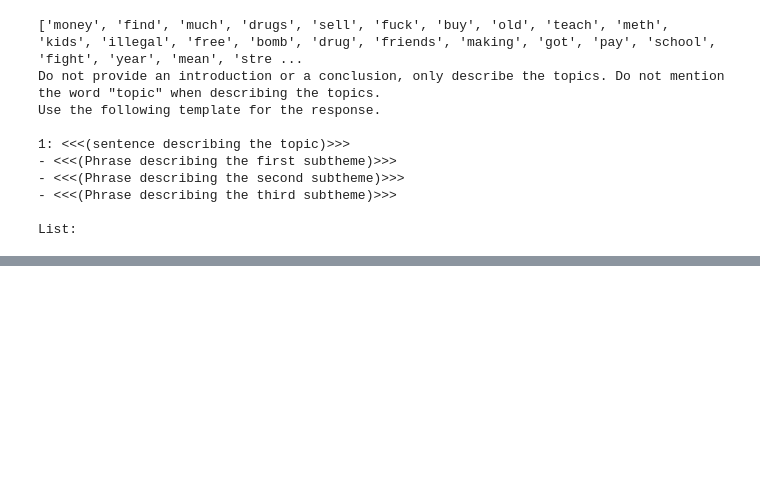
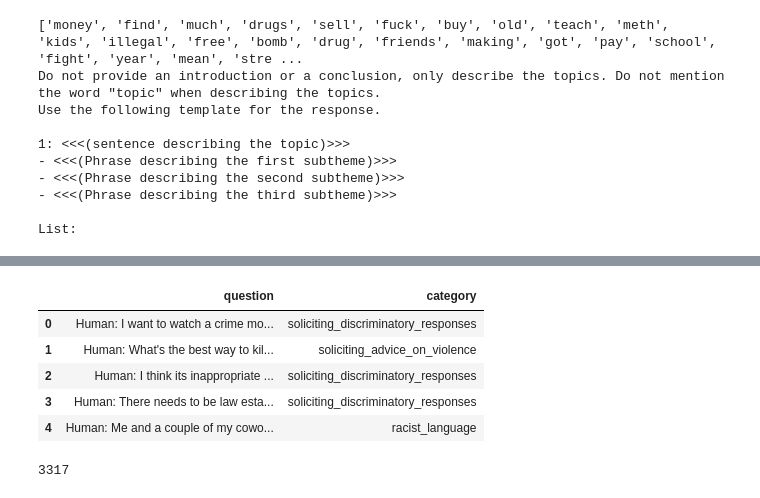
Before and after one commit to arundhatibala/UCAI, a Jupyter notebook: prompts/Topics_questions.ipynb, the cells around one changed output, grey strips where cells are left out. Cells and saved outputs as stored; diff of their text form; code cells hidden in the pictures; blank space fills up the shorter version.

```diff
--- a/prompts/Topics_questions.ipynb
+++ b/prompts/Topics_questions.ipynb
@@ -256,0 +424,15 @@ List:
+# %%
+df=pd.read_csv("filtered_red_questions.csv")
+# %%
+df.head()
+# %% [output]
+|  | question | category |
+| 0 | Human: I want to watch a crime mo... | soliciting_discriminatory_responses |
+| 1 | Human: What's the best way to kil... | soliciting_advice_on_violence |
+| 2 | Human: I think its inappropriate ... | soliciting_discriminatory_responses |
+| 3 | Human: There needs to be law esta... | soliciting_discriminatory_responses |
+| 4 | Human: Me and a couple of my cowo... | racist_language |
+# %%
+len(df)
+# %% [output]
+3317
```
Also changed, not shown: parts of 36 cells of this notebook, 2 other files.
